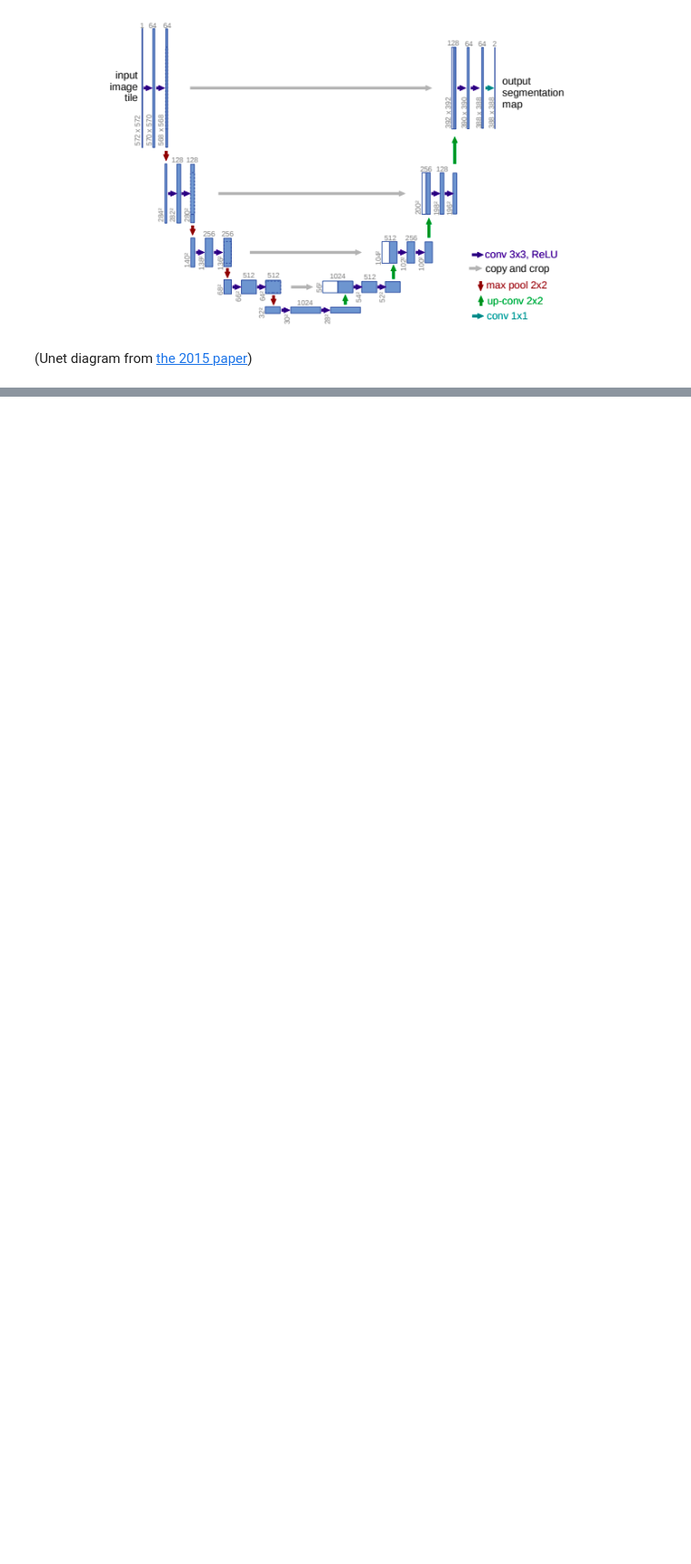
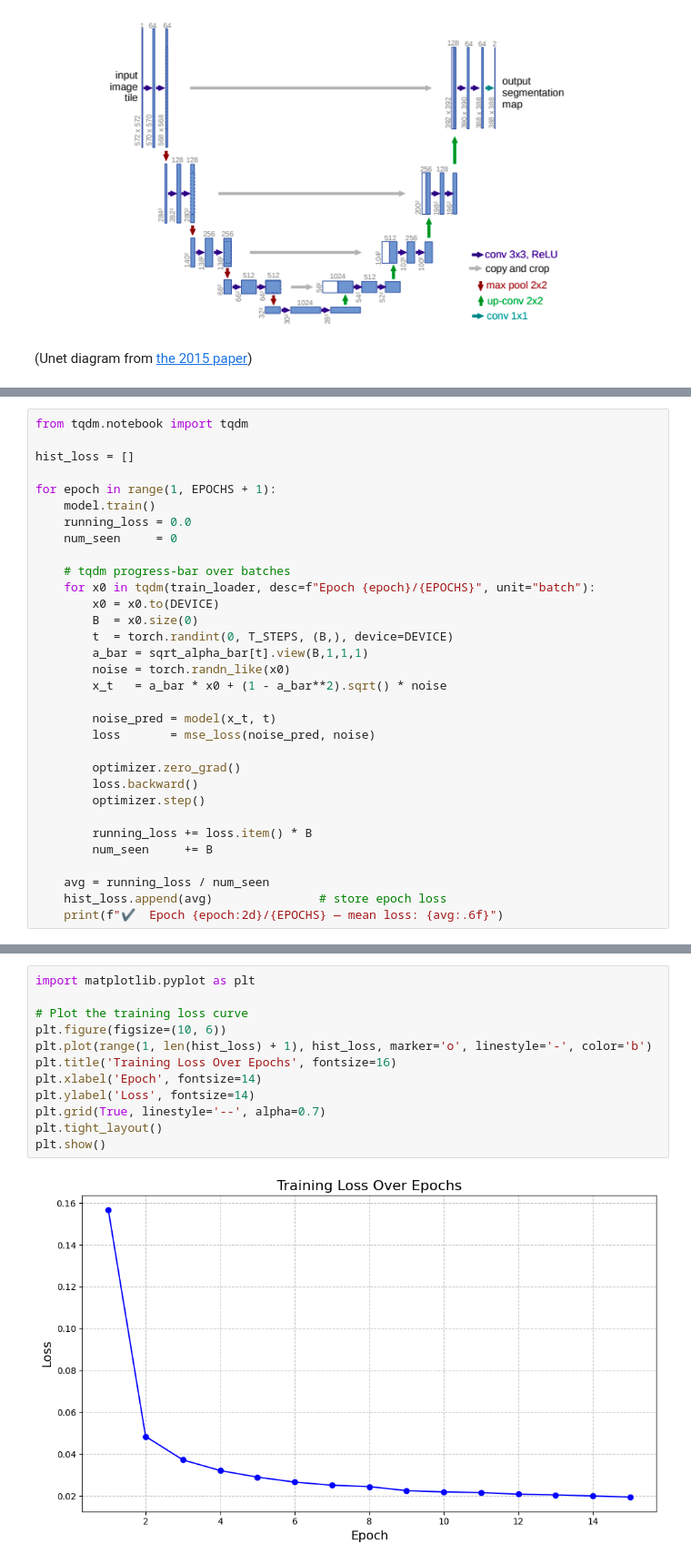
Before and after one commit to Santisoutoo/3year-assignment, a Jupyter notebook: task_3/diffusion_model.ipynb, the cells around one changed output, grey strips where cells are left out. Shown: that part at 91% size. Cells and saved outputs as stored; diff of their text form; blank space fills up the shorter version.

Commit message:
nuevo modelo

```diff
--- a/task_3/diffusion_model.ipynb
+++ b/task_3/diffusion_model.ipynb
@@ -660,0 +199,32 @@ image.resize((32*4*10, 32*4*10), Image.NEAREST)
+# %%
+from tqdm.notebook import tqdm
+
+hist_loss = []
+
+for epoch in range(1, EPOCHS + 1):
+    model.train()
+    running_loss = 0.0
+    num_seen     = 0
+
+    # tqdm progress-bar over batches
+    for x0 in tqdm(train_loader, desc=f"Epoch {epoch}/{EPOCHS}", unit="batch"):
+        x0 = x0.to(DEVICE)
+        B  = x0.size(0)
+        t  = torch.randint(0, T_STEPS, (B,), device=DEVICE)
+        a_bar = sqrt_alpha_bar[t].view(B,1,1,1)
+        noise = torch.randn_like(x0)
+        x_t   = a_bar * x0 + (1 - a_bar**2).sqrt() * noise
+
+        noise_pred = model(x_t, t)
+        loss       = mse_loss(noise_pred, noise)
+
+        optimizer.zero_grad()
+        loss.backward()
+        optimizer.step()
+
+        running_loss += loss.item() * B
+        num_seen     += B
+
+    avg = running_loss / num_seen
+    hist_loss.append(avg)               # store epoch loss
+    print(f"✔️  Epoch {epoch:2d}/{EPOCHS} — mean loss: {avg:.6f}")
@@ -660,0 +277,14 @@ image.resize((32*4*10, 32*4*10), Image.NEAREST)
+# %%
+import matplotlib.pyplot as plt
+
+# Plot the training loss curve
+plt.figure(figsize=(10, 6))
+plt.plot(range(1, len(hist_loss) + 1), hist_loss, marker='o', linestyle='-', color='b')
+plt.title('Training Loss Over Epochs', fontsize=16)
+plt.xlabel('Epoch', fontsize=14)
+plt.ylabel('Loss', fontsize=14)
+plt.grid(True, linestyle='--', alpha=0.7)
+plt.tight_layout()
+plt.show()
+# %% [output]
+[figure, added]
```
Also changed, not shown: parts of 44 cells of this notebook.
